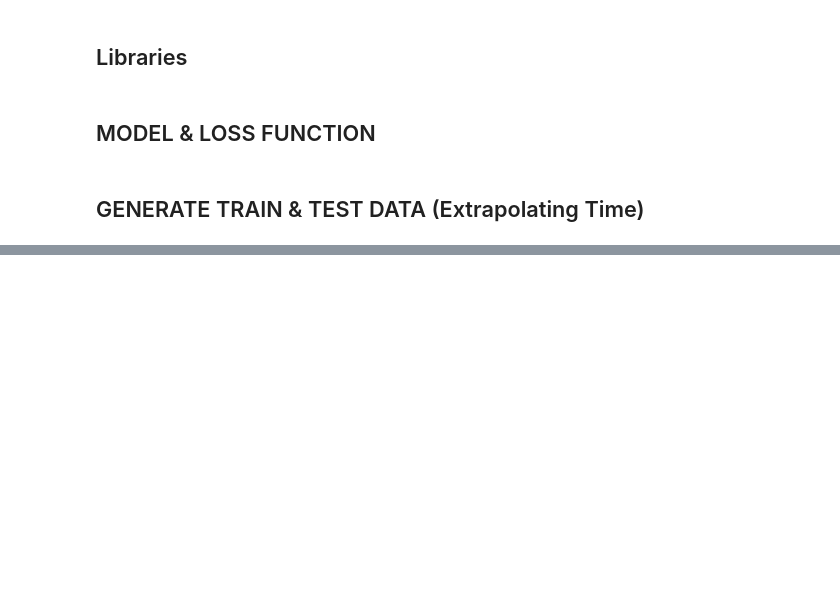
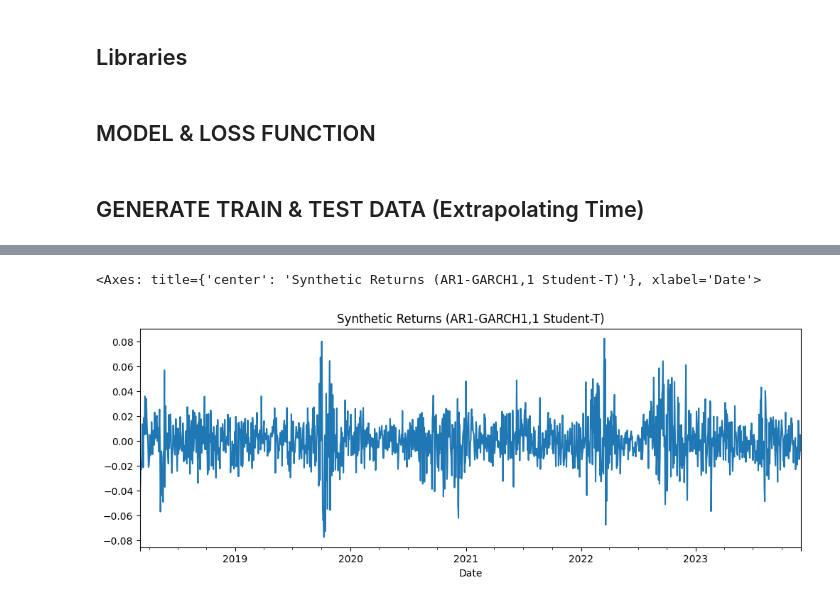
Before and after one commit to amacias-afma/quant-ai-lab, a Jupyter notebook: 02_density_forecasting/notebooks/03_tf_example_02.ipynb, the cells around one changed output, grey strips where cells are left out. Cells and saved outputs as stored; diff of their text form; code cells hidden in the pictures; blank space fills up the shorter version.

```diff
--- a/02_density_forecasting/notebooks/03_tf_example_02.ipynb
+++ b/02_density_forecasting/notebooks/03_tf_example_02.ipynb
@@ -354,0 +438,20 @@ plt.plot(
+# %%
+from src.data.synthetic import generate_student_t_garch
+from src.features.features import create_features
+
+# Generate 1500 days of synthetic data
+df_synth_prices, df_synth_vix = generate_student_t_garch(n_days=1500, nu=30)
+
+# Create features exactly as we do for real data
+window_size = 22 * 6
+df_synth_features = create_features(df_synth_prices, df_synth_vix, window_size, n_lags=2)
+df_synth_features.dropna(inplace=True)
+df_synth_features = df_synth_features.astype('float32')
+
+df_synth_y = df_synth_features['returns']
+df_synth_X = df_synth_features.drop(columns=['returns'])
+
+df_synth_prices['returns'].plot(title='Synthetic Returns (AR1-GARCH1,1 Student-T)', figsize=(12, 4))
+# %% [output]
+<Axes: title={'center': 'Synthetic Returns (AR1-GARCH1,1 Student-T)'}, xlabel='Date'>
+[figure, added]
```
Also changed, not shown: parts of 25 cells of this notebook, 12 other files.
